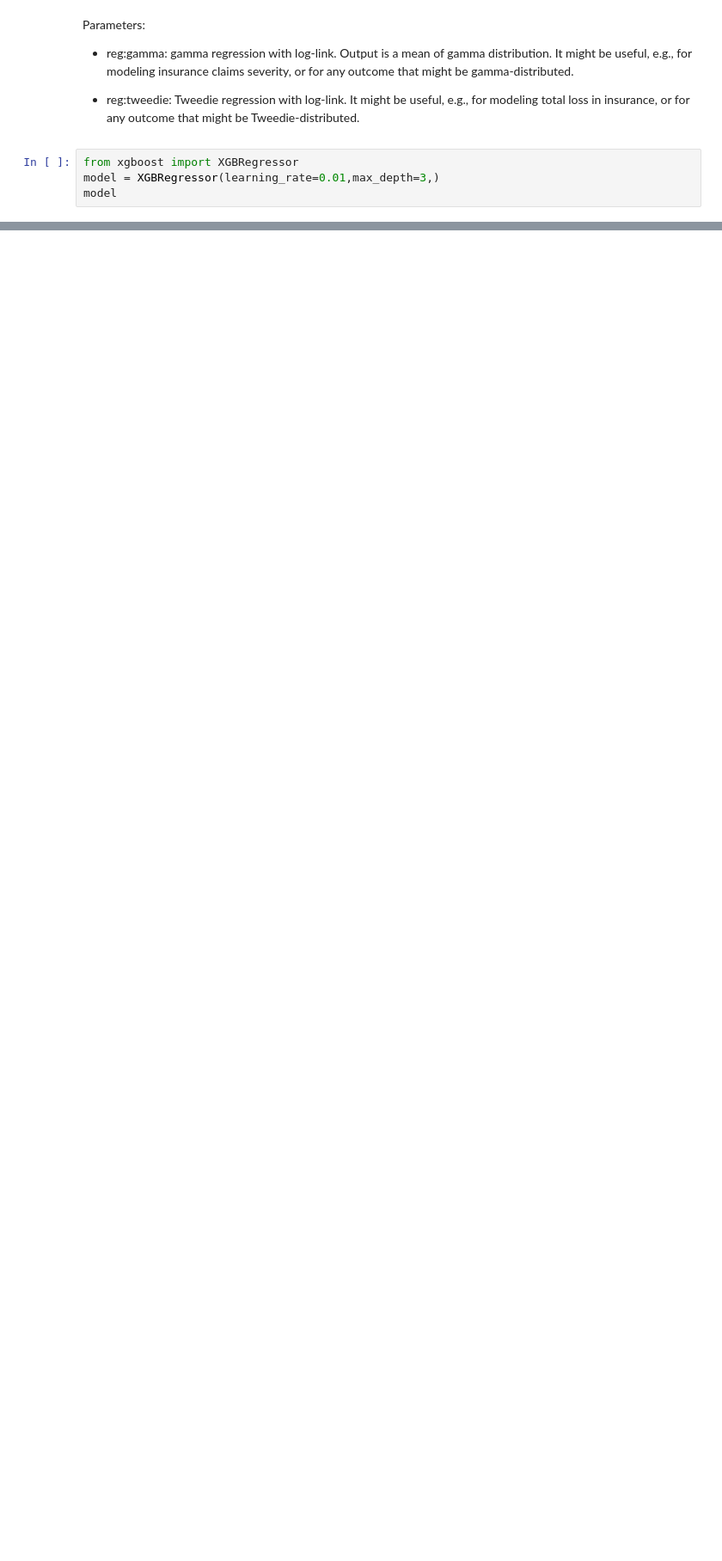
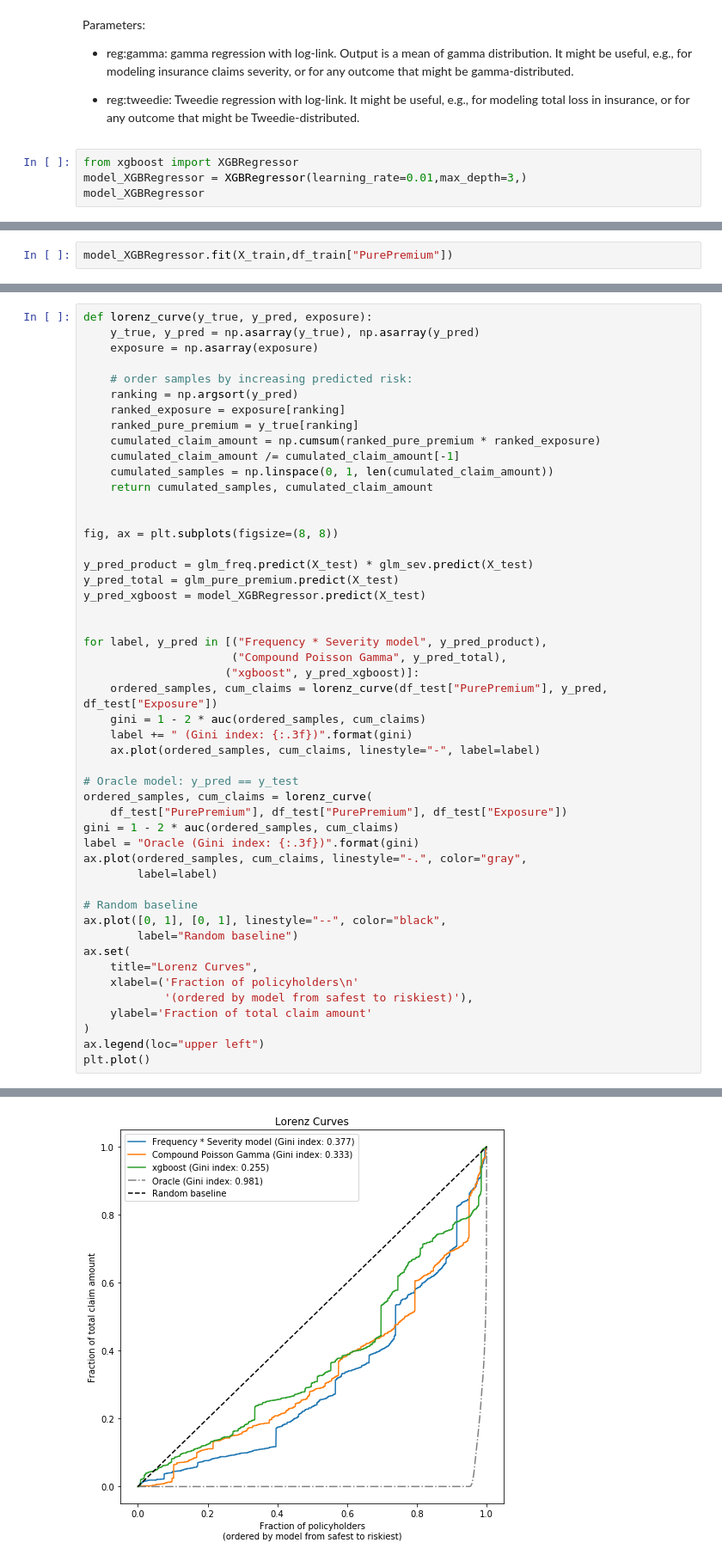
Before and after one commit to amanveer/FSI, a Jupyter notebook: insurance-claim-frequency-prediction.ipynb, the cells around one changed output, grey strips where cells are left out. Shown at 86% size. Cells and saved outputs as stored; diff of their text form; blank space fills up the shorter version.

Commit message:
xgboost added

```diff
--- a/insurance-claim-frequency-prediction.ipynb
+++ b/insurance-claim-frequency-prediction.ipynb
@@ -673,6 +624,6 @@ Parameters:
 - reg:tweedie: Tweedie regression with log-link. It might be useful, e.g., for modeling total loss in insurance, or for any outcome that might be Tweedie-distributed.
 # %%
 from xgboost import XGBRegressor
-model = XGBRegressor(learning_rate=0.01,max_depth=3,)
-model
+model_XGBRegressor = XGBRegressor(learning_rate=0.01,max_depth=3,)
+model_XGBRegressor
 # %% [output]
@@ -679,0 +639,2 @@ ModuleNotFoundError: No module named 'xgboost'
+# %%
+model_XGBRegressor.fit(X_train,df_train["PurePremium"])
@@ -679,0 +690,50 @@ ModuleNotFoundError: No module named 'xgboost'
+# %%
+def lorenz_curve(y_true, y_pred, exposure):
+    y_true, y_pred = np.asarray(y_true), np.asarray(y_pred)
+    exposure = np.asarray(exposure)
+
+    # order samples by increasing predicted risk:
+    ranking = np.argsort(y_pred)
+    ranked_exposure = exposure[ranking]
+    ranked_pure_premium = y_true[ranking]
+    cumulated_claim_amount = np.cumsum(ranked_pure_premium * ranked_exposure)
+    cumulated_claim_amount /= cumulated_claim_amount[-1]
+    cumulated_samples = np.linspace(0, 1, len(cumulated_claim_amount))
+    return cumulated_samples, cumulated_claim_amount
+
+
+fig, ax = plt.subplots(figsize=(8, 8))
+
+y_pred_product = glm_freq.predict(X_test) * glm_sev.predict(X_test)
+y_pred_total = glm_pure_premium.predict(X_test)
+y_pred_xgboost = model_XGBRegressor.predict(X_test)
+
+
+for label, y_pred in [("Frequency * Severity model", y_pred_product),
+                      ("Compound Poisson Gamma", y_pred_total),
+                     ("xgboost", y_pred_xgboost)]:
+    ordered_samples, cum_claims = lorenz_curve(df_test["PurePremium"], y_pred, df_test["Exposure"])
+    gini = 1 - 2 * auc(ordered_samples, cum_claims)
+    label += " (Gini index: {:.3f})".format(gini)
+    ax.plot(ordered_samples, cum_claims, linestyle="-", label=label)
+
+# Oracle model: y_pred == y_test
+ordered_samples, cum_claims = lorenz_curve(
+    df_test["PurePremium"], df_test["PurePremium"], df_test["Exposure"])
+gini = 1 - 2 * auc(ordered_samples, cum_claims)
+label = "Oracle (Gini index: {:.3f})".format(gini)
+ax.plot(ordered_samples, cum_claims, linestyle="-.", color="gray",
+        label=label)
+
+# Random baseline
+ax.plot([0, 1], [0, 1], linestyle="--", color="black",
+        label="Random baseline")
+ax.set(
+    title="Lorenz Curves",
+    xlabel=('Fraction of policyholders\n'
+            '(ordered by model from safest to riskiest)'),
+    ylabel='Fraction of total claim amount'
+)
+ax.legend(loc="upper left")
+plt.plot()
+# %% [output]
@@ -679,0 +741 @@ ModuleNotFoundError: No module named 'xgboost'
+[figure, added]
```
Also changed, not shown: parts of 21 cells of this notebook.
